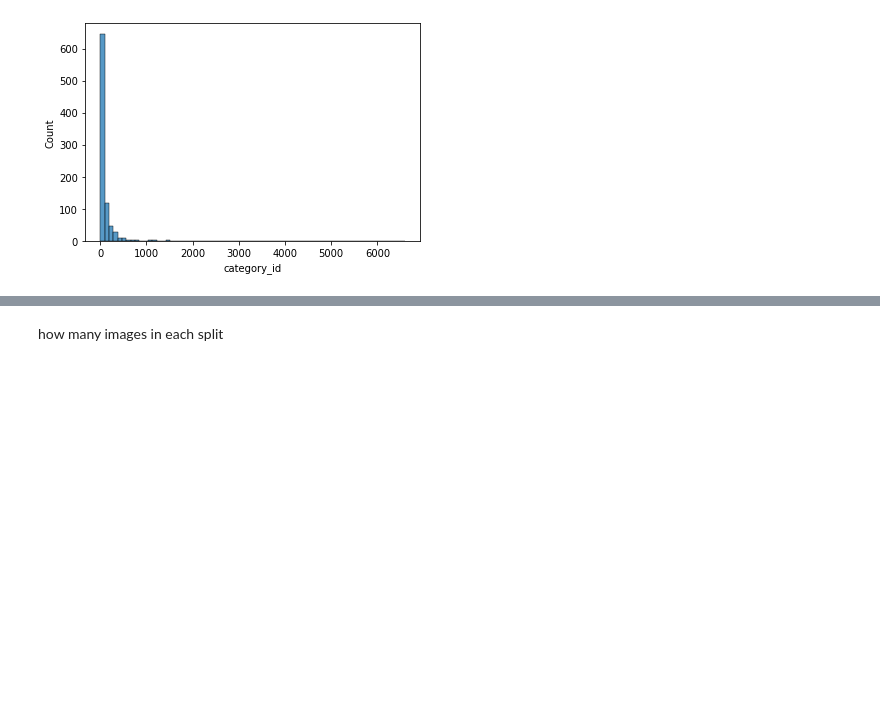
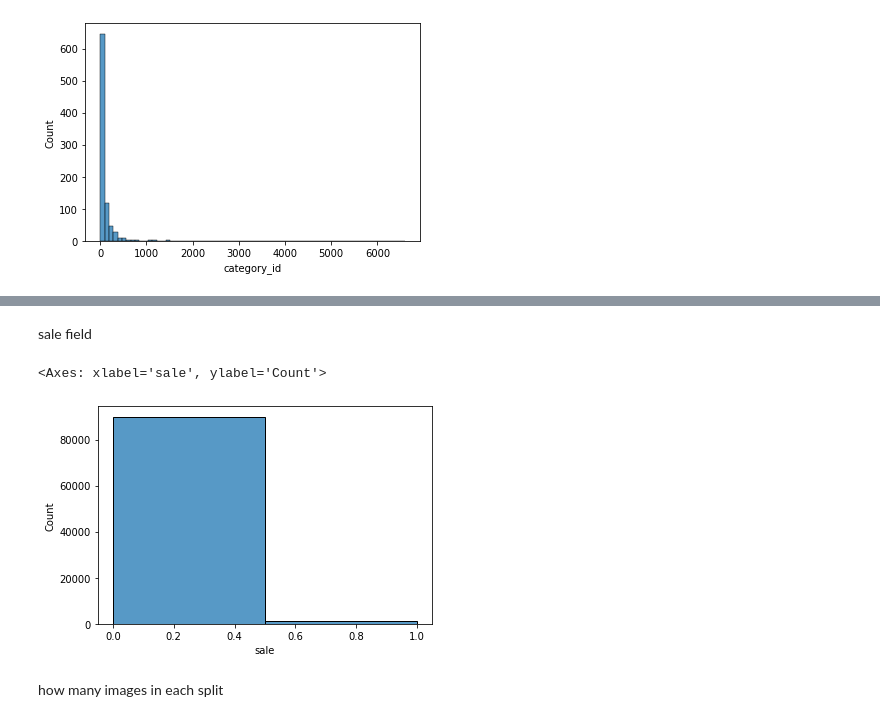
Before and after one commit to Abletobetable/smart-product, a Jupyter notebook: notebooks/EDA_kazan2023.ipynb, the cells around one changed output, grey strips where cells are left out. Cells and saved outputs as stored; diff of their text form; code cells hidden in the pictures; blank space fills up the shorter version.

```diff
--- a/notebooks/EDA_kazan2023.ipynb
+++ b/notebooks/EDA_kazan2023.ipynb
@@ -129,3 +152,10 @@ or
+# %% [markdown]
+sale field
+# %%
+sns.histplot(train_parq['sale']*1, bins=2)
+# %% [output]
+<Axes: xlabel='sale', ylabel='Count'>
+[figure, added]
 # %% [markdown]
 how many images in each split
 # %%
```
Also changed, not shown: parts of 6 cells of this notebook.
